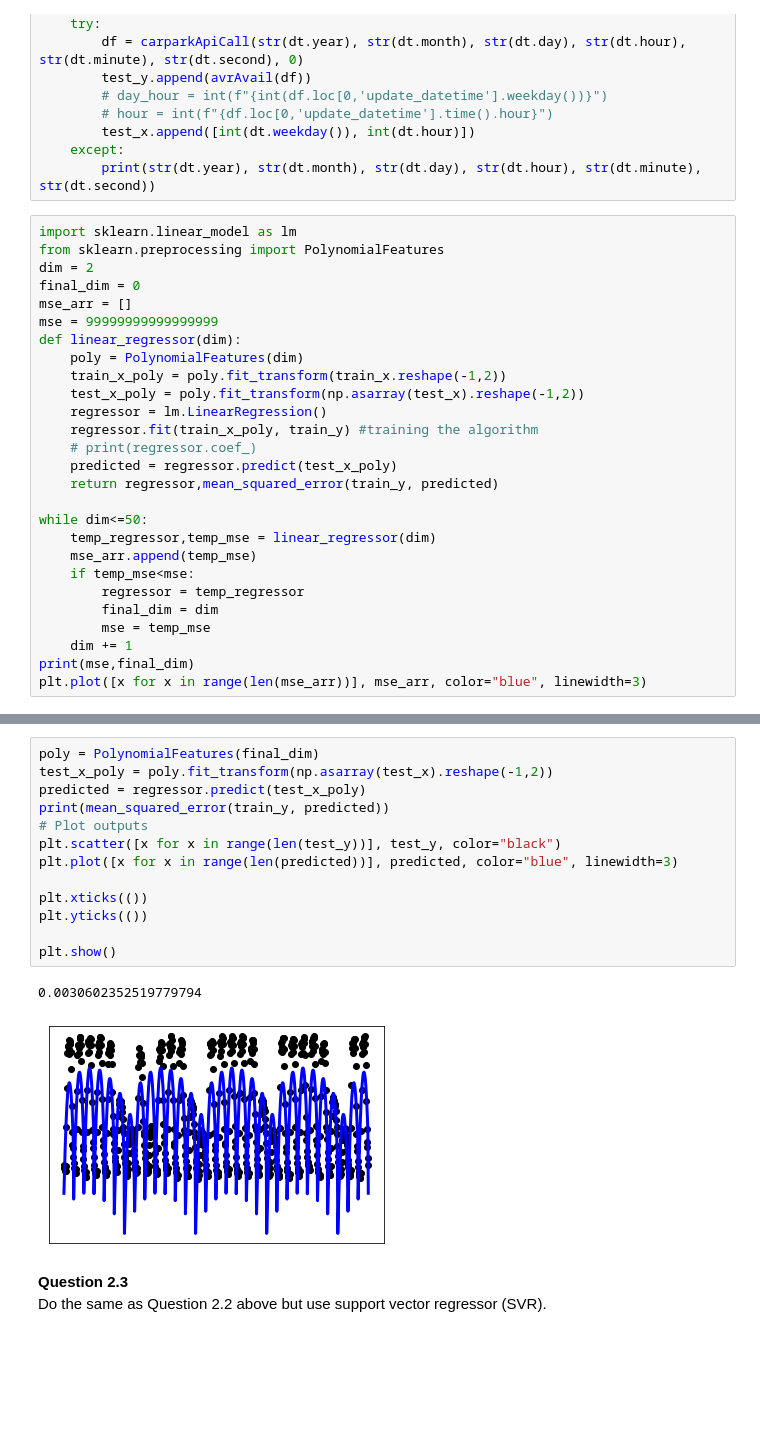
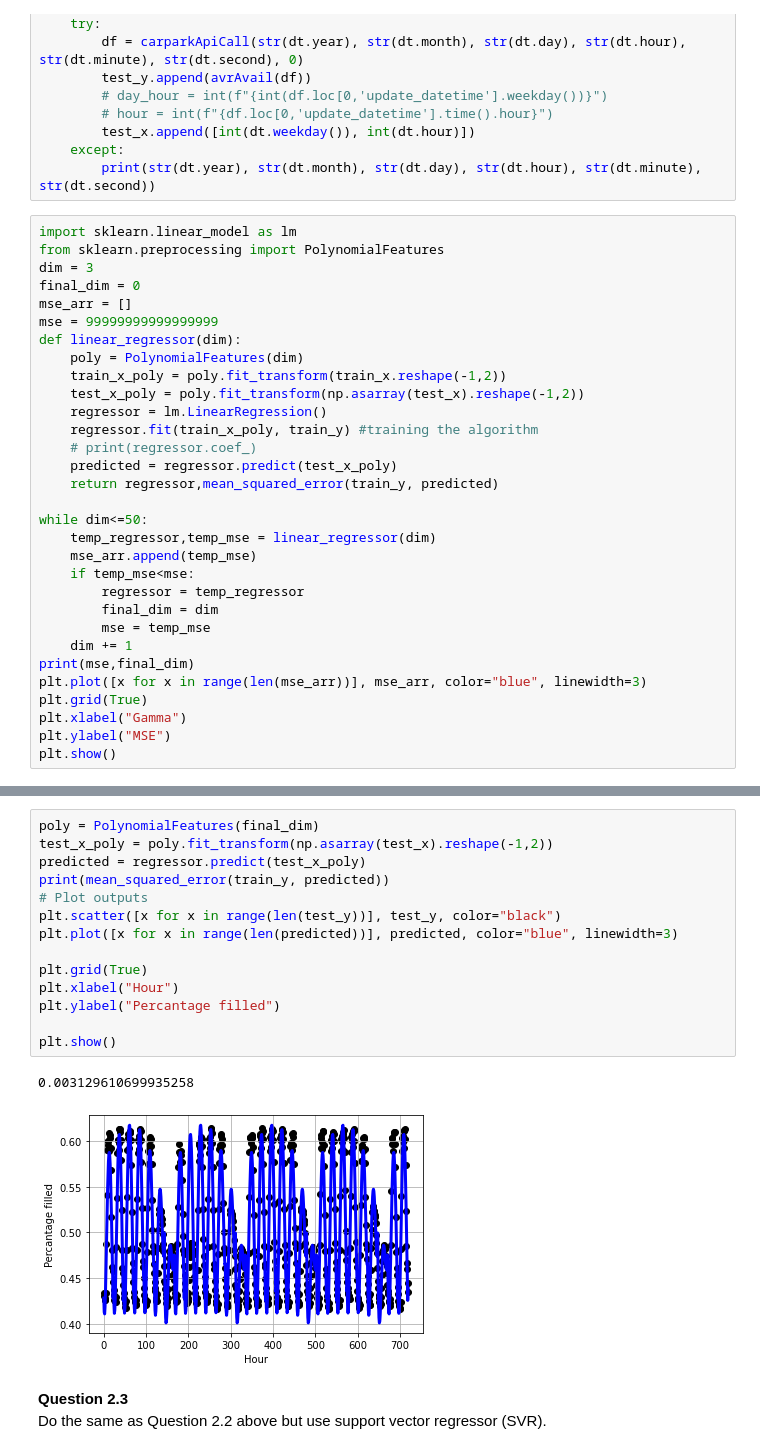
Before and after one commit to EthanWong2212/EE4211_Proj, a Jupyter notebook: part2_test.ipynb, the cells around one changed output, grey strips where cells are left out. Saved outputs shown, nothing was run; the diff lists cells and outputs as text; blank space fills up the shorter version.

Commit message:
Add labels for graphs

```diff
--- a/part2_test.ipynb
+++ b/part2_test.ipynb
@@ -173,7 +173,7 @@ for _ in range(time_intervals):
 # %%
 import sklearn.linear_model as lm
 from sklearn.preprocessing import PolynomialFeatures
-dim = 2
+dim = 3
 final_dim = 0
 mse_arr = []
 mse = 99999999999999999
@@ -197,4 +197,8 @@ while dim<=50:
     dim += 1
 print(mse,final_dim)
 plt.plot([x for x in range(len(mse_arr))], mse_arr, color="blue", linewidth=3)
+plt.grid(True)
+plt.xlabel("Gamma")
+plt.ylabel("MSE")
+plt.show()
 # %% [output]
@@ -204,19 +207,20 @@ plt.plot([x for x in range(len(mse_arr))], mse_arr, color="blue", linewidth=3)
 # %%
 poly = PolynomialFeatures(final_dim)
 test_x_poly = poly.fit_transform(np.asarray(test_x).reshape(-1,2))
 predicted = regressor.predict(test_x_poly)
 print(mean_squared_error(train_y, predicted))
 # Plot outputs
 plt.scatter([x for x in range(len(test_y))], test_y, color="black")
 plt.plot([x for x in range(len(predicted))], predicted, color="blue", linewidth=3)
 
-plt.xticks(())
-plt.yticks(())
+plt.grid(True)
+plt.xlabel("Hour")
+plt.ylabel("Percantage filled")
 
 plt.show()
 # %% [output]
-0.0030602352519779794
+0.003129610699935258
-[figure, old version]
+[figure, new version]
 # %% [markdown]
 **Question 2.3**<br>
 Do the same as Question 2.2 above but use support vector regressor (SVR).
```
Also changed, not shown: parts of 3 cells of this notebook.
